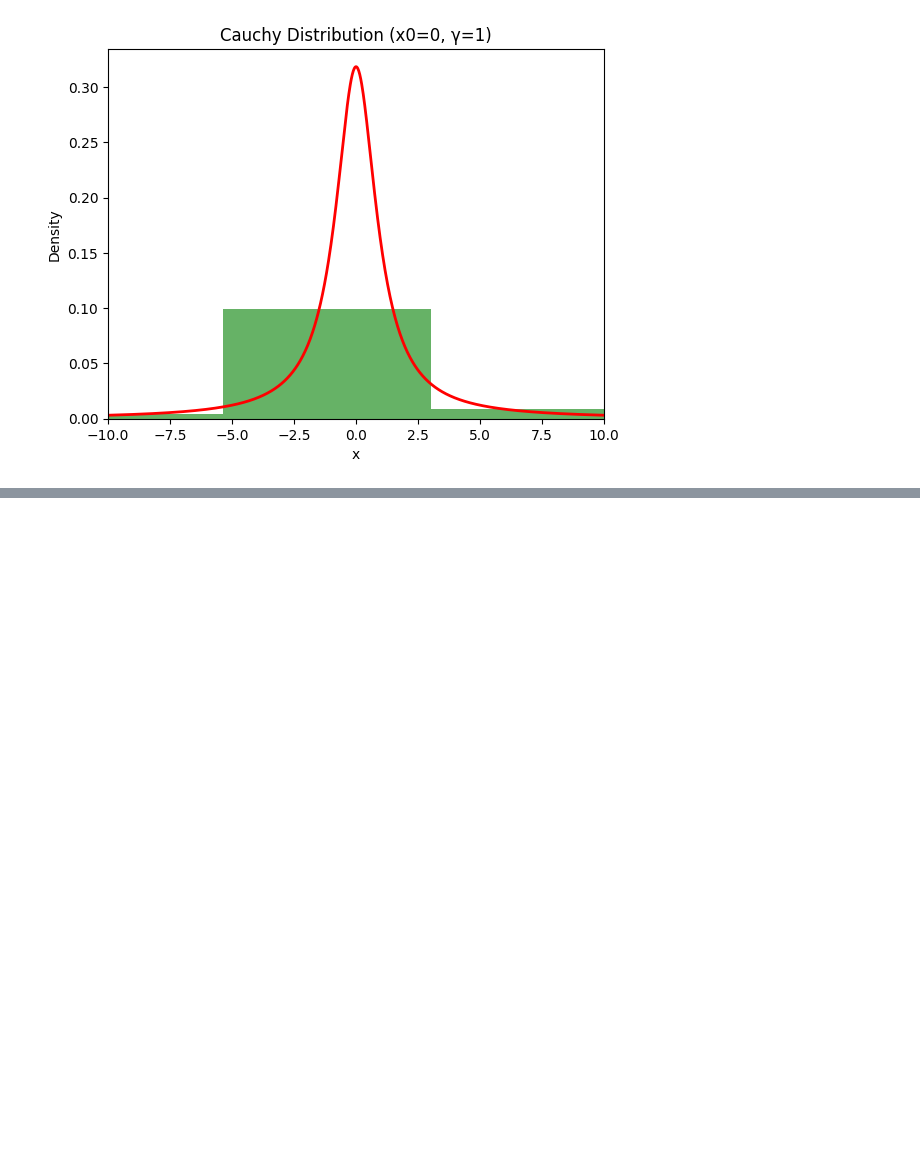
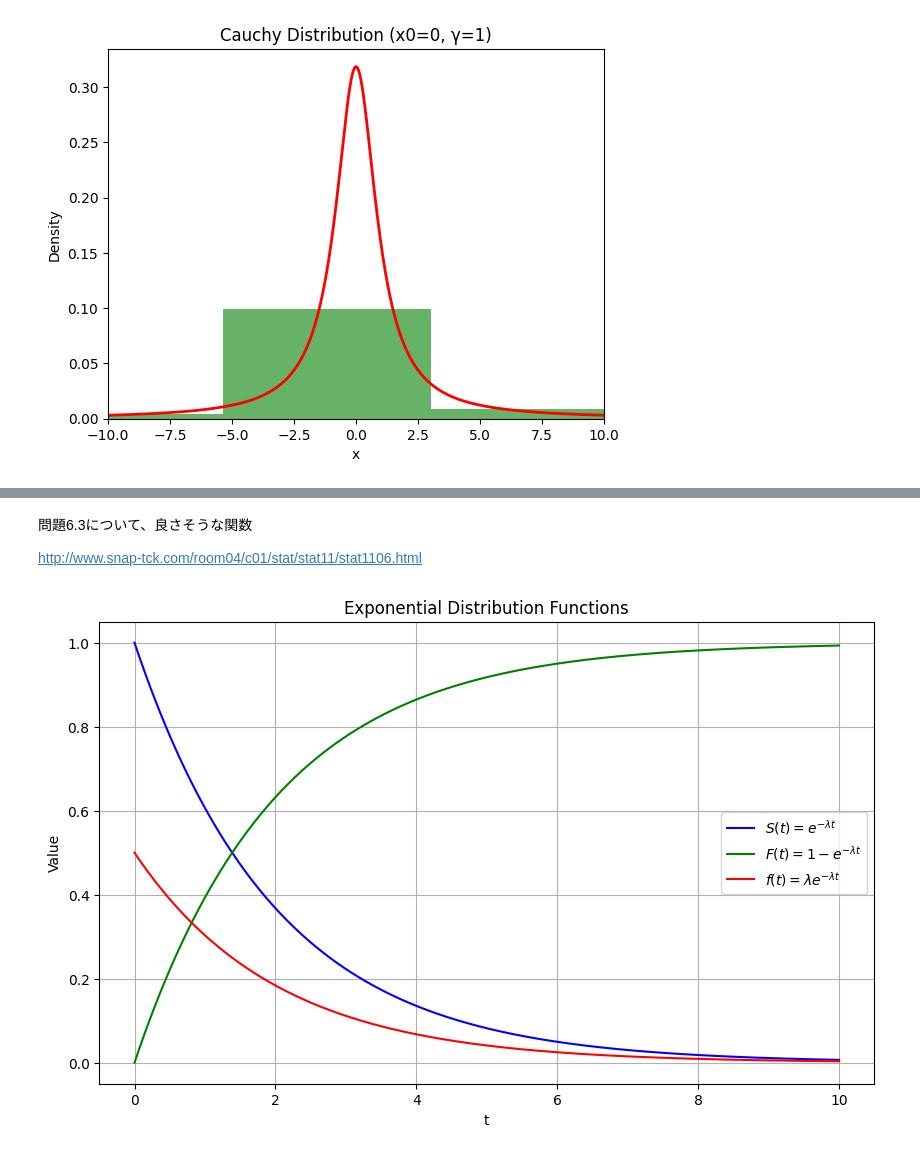
Before and after one commit to aramata3562/statistics_study, a Jupyter notebook: 統計学実践ワークブック/ch06.ipynb, the cells around one changed output, grey strips where cells are left out. Saved outputs shown, nothing was run; the diff lists cells and outputs as text; code cells hidden in the pictures; blank space fills up the shorter version.

```diff
--- a/統計学実践ワークブック/ch06.ipynb
+++ b/統計学実践ワークブック/ch06.ipynb
@@ -1040,0 +1206,42 @@ plt.show()
+# %% [markdown]
+問題6.3について、良さそうな関数
+
+http://www.snap-tck.com/room04/c01/stat/stat11/stat1106.html
+# %%
+import numpy as np
+import matplotlib.pyplot as plt
+
+# 定数λ
+lambda_const = 0.5
+
+# 時間tの範囲
+t = np.linspace(0, 10, 400)
+
+# 指数分布の関数
+S_t = np.exp(-lambda_const * t)
+F_t = 1 - np.exp(-lambda_const * t)
+f_t = lambda_const * np.exp(-lambda_const * t)
+
+# プロット
+plt.figure(figsize=(10, 6))
+
+# S(t)のプロット
+plt.plot(t, S_t, label='$S(t) = e^{-λt}$', color='blue')
+
+# F(t)のプロット
+plt.plot(t, F_t, label='$F(t) = 1 - e^{-λt}$', color='green')
+
+# f(t)のプロット
+plt.plot(t, f_t, label='$f(t) = λe^{-λt}$', color='red')
+
+# グラフのラベル
+plt.xlabel('t')
+plt.ylabel('Value')
+plt.title('Exponential Distribution Functions')
+plt.legend()
+plt.grid(True)
+
+# グラフの表示
+plt.show()
+# %% [output]
+[figure, added]
```
Also changed, not shown: parts of 6 cells of this notebook, 2 other files.
